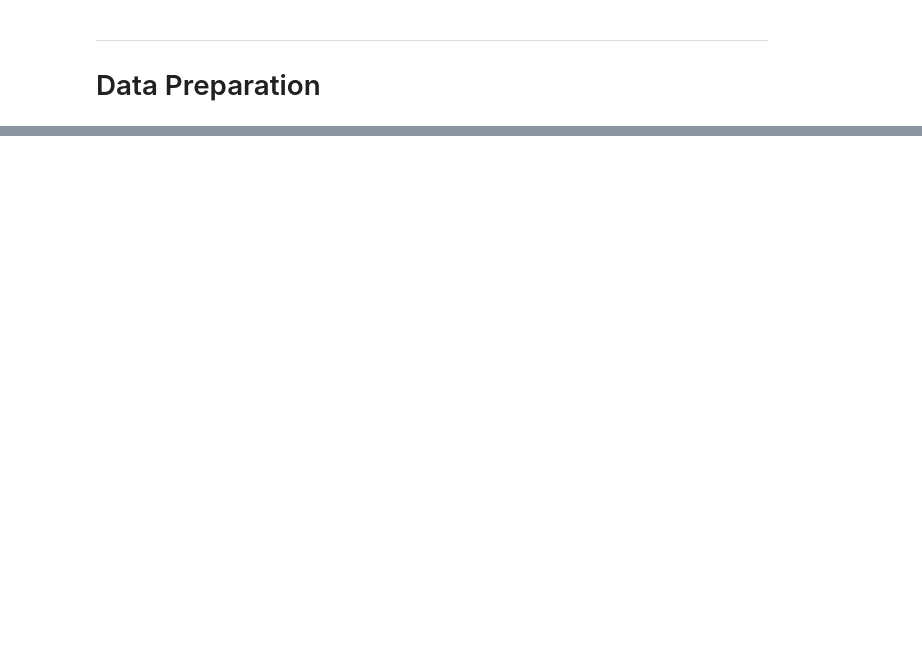
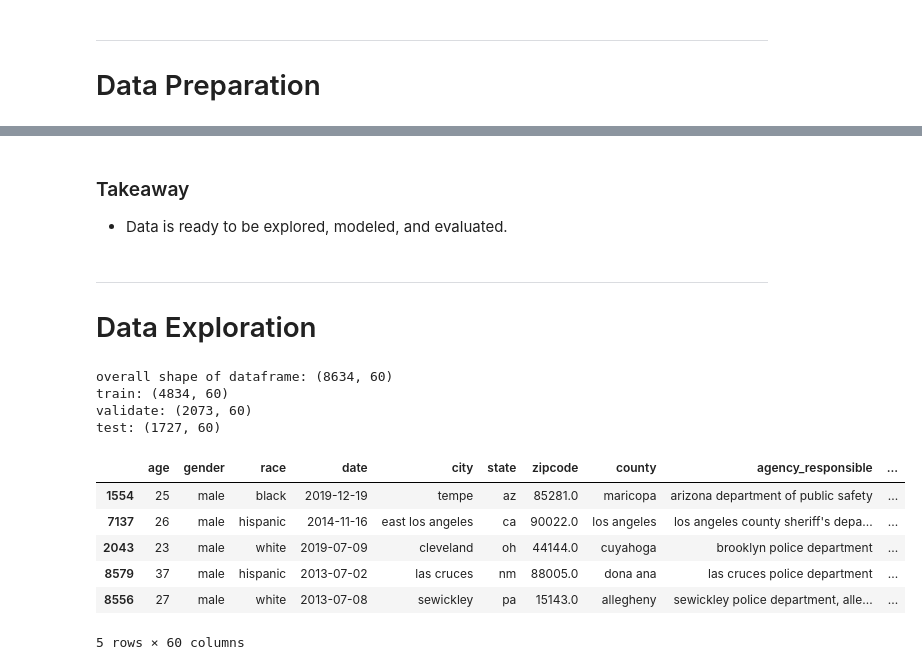
Before and after one commit to MG-Squared/americas_blues, a Jupyter notebook: working_outline.ipynb, the cells around one changed output, grey strips where cells are left out. Drawn from its saved outputs; the diff is of its cells as text; code cells hidden in the pictures; blank space fills up the shorter version.

```diff
--- a/working_outline.ipynb
+++ b/working_outline.ipynb
@@ -226,0 +291,30 @@ for column in df.columns:
+# %% [markdown]
+### Takeaway
+- Data is ready to be explored, modeled, and evaluated.
+# %% [markdown]
+***
+# Data Exploration
+# %%
+#split the data using the split function in explore.py
+train, validate, test = split(df, stratify_by="alleged_threat_lvl")
+
+#check split datasets
+print('overall shape of dataframe:', df.shape)
+print('train:', train.shape)
+print('validate:', validate.shape)
+print('test:', test.shape)
+
+#work w/ training data
+train.head()
+# %% [output]
+overall shape of dataframe: (8634, 60)
+train: (4834, 60)
+validate: (2073, 60)
+test: (1727, 60)
+|  | age | gender | race | date | city | state | zipcode | county | agency_responsible | ... |
+| 1554 | 25 | male | black | 2019-12-19 | tempe | az | 85281.0 | maricopa | arizona department of public safety | ... |
+| 7137 | 26 | male | hispanic | 2014-11-16 | east los angeles | ca | 90022.0 | los angeles | los angeles county sheriff's depa... | ... |
+| 2043 | 23 | male | white | 2019-07-09 | cleveland | oh | 44144.0 | cuyahoga | brooklyn police department | ... |
+| 8579 | 37 | male | hispanic | 2013-07-02 | las cruces | nm | 88005.0 | dona ana | las cruces police department | ... |
+| 8556 | 27 | male | white | 2013-07-08 | sewickley | pa | 15143.0 | allegheny | sewickley police department, alle... | ... |
+5 rows × 60 columns
```
Also changed, not shown: parts of 42 cells of this notebook.
